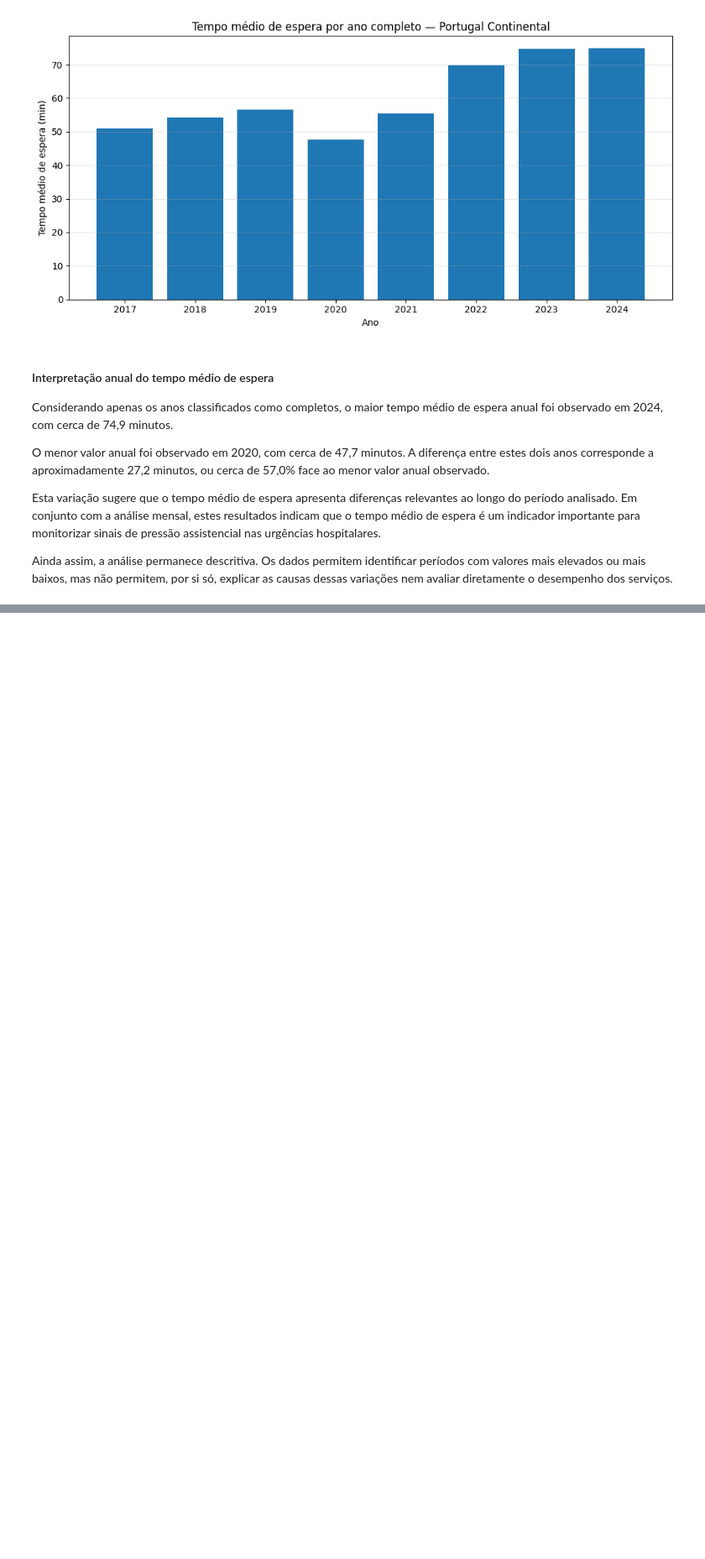
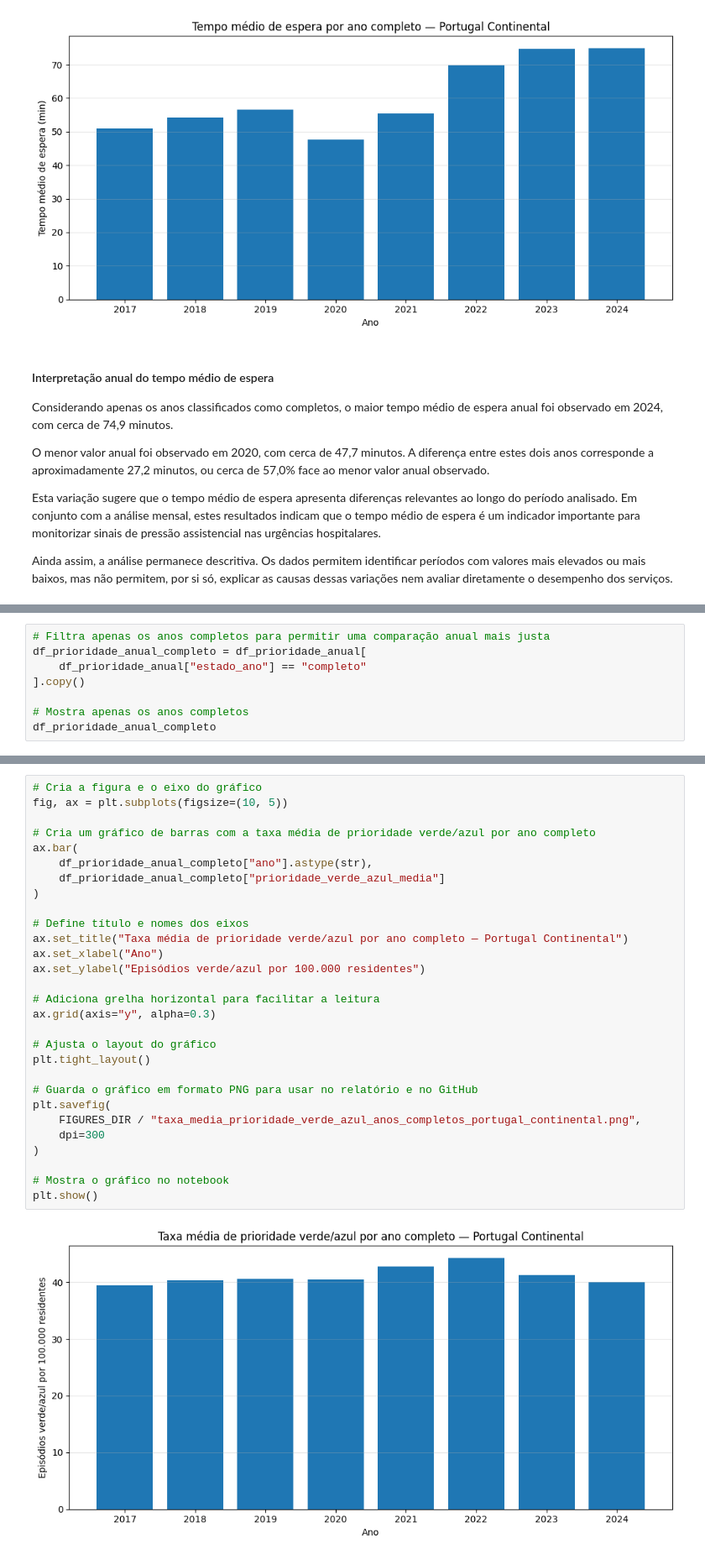
Before and after one commit to ivomargarido/ed-crowding-sns-portugal, a Jupyter notebook: notebooks/01_eda_monitorizacao_urgencias_sns.ipynb, the cells around one changed output, grey strips where cells are left out. Shown at 84% size. Saved outputs shown, nothing was run; the diff lists cells and outputs as text; blank space fills up the shorter version.

```diff
--- a/notebooks/01_eda_monitorizacao_urgencias_sns.ipynb
+++ b/notebooks/01_eda_monitorizacao_urgencias_sns.ipynb
@@ -1250,0 +1701,8 @@ Ainda assim, a análise permanece descritiva. Os dados permitem identificar per
+# %%
+# Filtra apenas os anos completos para permitir uma comparação anual mais justa
+df_prioridade_anual_completo = df_prioridade_anual[
+    df_prioridade_anual["estado_ano"] == "completo"
+].copy()
+
+# Mostra apenas os anos completos
+df_prioridade_anual_completo
@@ -1250,0 +1769,31 @@ Ainda assim, a análise permanece descritiva. Os dados permitem identificar per
+# %%
+# Cria a figura e o eixo do gráfico
+fig, ax = plt.subplots(figsize=(10, 5))
+
+# Cria um gráfico de barras com a taxa média de prioridade verde/azul por ano completo
+ax.bar(
+    df_prioridade_anual_completo["ano"].astype(str),
+    df_prioridade_anual_completo["prioridade_verde_azul_media"]
+)
+
+# Define título e nomes dos eixos
+ax.set_title("Taxa média de prioridade verde/azul por ano completo — Portugal Continental")
+ax.set_xlabel("Ano")
+ax.set_ylabel("Episódios verde/azul por 100.000 residentes")
+
+# Adiciona grelha horizontal para facilitar a leitura
+ax.grid(axis="y", alpha=0.3)
+
+# Ajusta o layout do gráfico
+plt.tight_layout()
+
+# Guarda o gráfico em formato PNG para usar no relatório e no GitHub
+plt.savefig(
+    FIGURES_DIR / "taxa_media_prioridade_verde_azul_anos_completos_portugal_continental.png",
+    dpi=300
+)
+
+# Mostra o gráfico no notebook
+plt.show()
+# %% [output]
+[figure, added]
```
Also changed, not shown: parts of 30 cells of this notebook, 4 other files.
